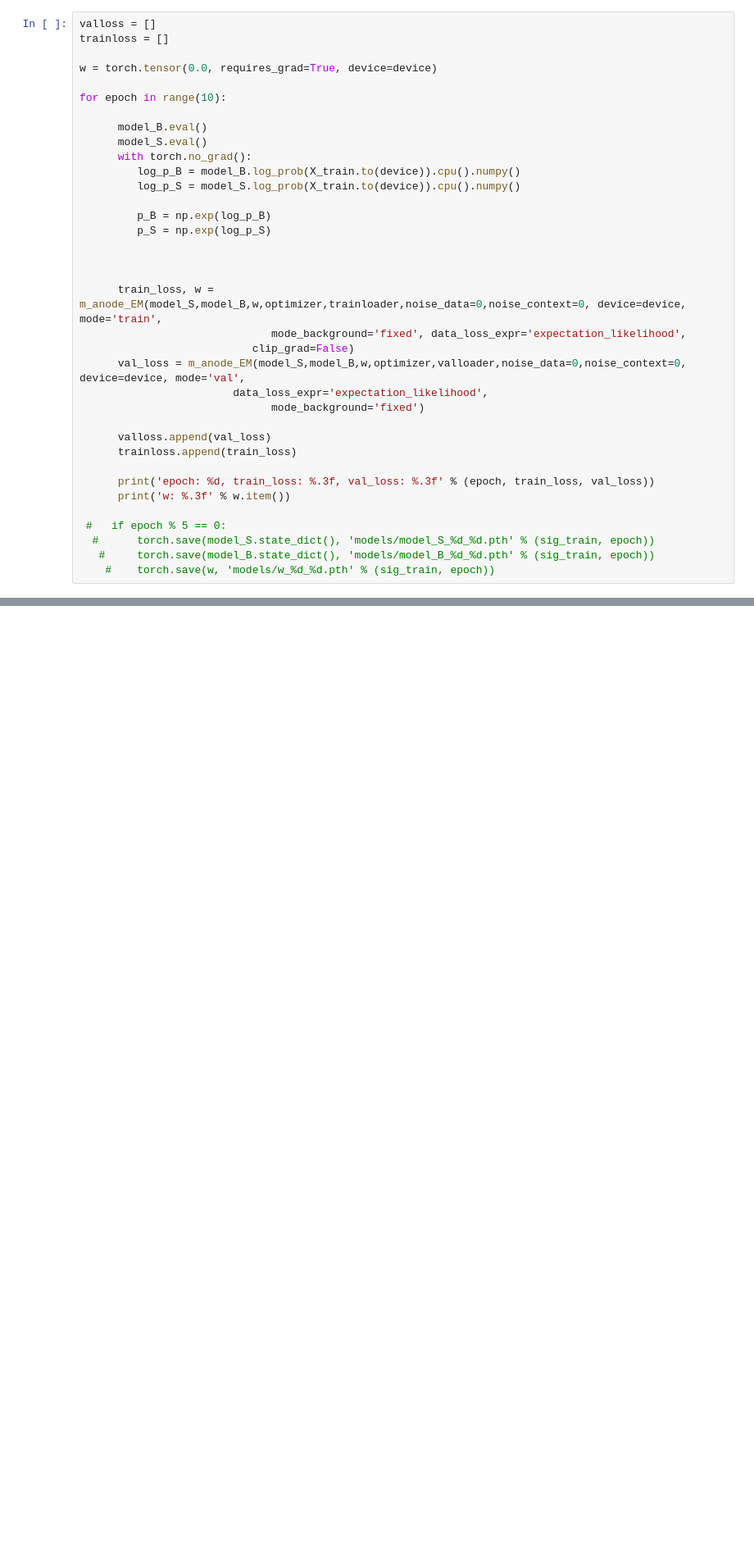
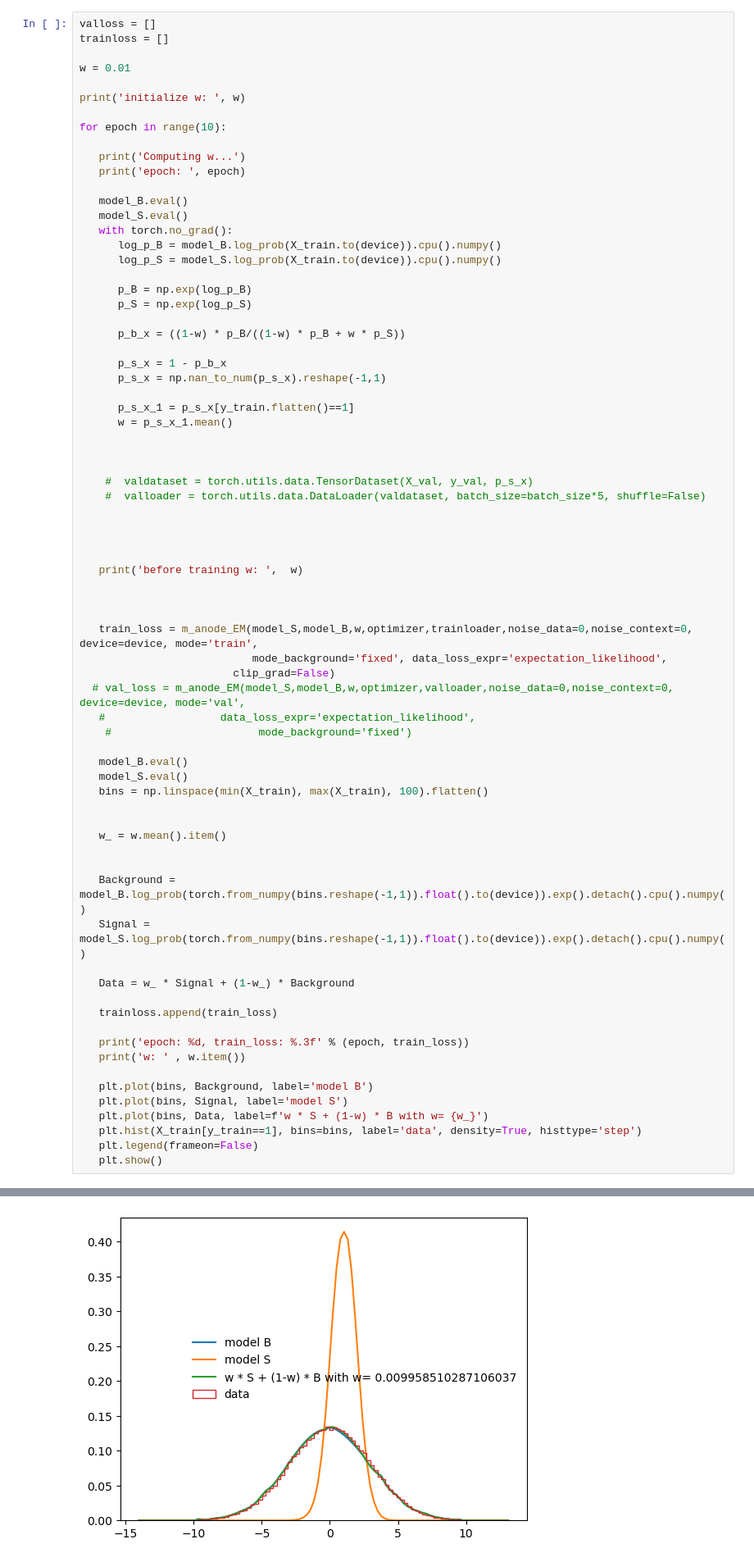
Before and after one commit to rd804/R-ANODE, a Jupyter notebook: notebooks/nflows_gaussian_manode_EM.ipynb, the cells around one changed output, grey strips where cells are left out. Shown at 82% size. Cells and saved outputs as stored; diff of their text form; blank space fills up the shorter version.

```diff
--- a/notebooks/nflows_gaussian_manode_EM.ipynb
+++ b/notebooks/nflows_gaussian_manode_EM.ipynb
@@ -156,36 +126,73 @@ p_S [0.10038004 0.1860345  0.31478986 ... 0.28992686 0.00334323 0.32864958]
 valloss = []
 trainloss = []
 
-w = torch.tensor(0.0, requires_grad=True, device=device)
+w = 0.01
+
+print('initialize w: ', w)
 
 for epoch in range(10):
 
-      model_B.eval()
-      model_S.eval()
-      with torch.no_grad():
-         log_p_B = model_B.log_prob(X_train.to(device)).cpu().numpy()
-         log_p_S = model_S.log_prob(X_train.to(device)).cpu().numpy()
+   print('Computing w...')
+   print('epoch: ', epoch)
 
-         p_B = np.exp(log_p_B)
-         p_S = np.exp(log_p_S)
+   model_B.eval()
+   model_S.eval()
+   with torch.no_grad():
+      log_p_B = model_B.log_prob(X_train.to(device)).cpu().numpy()
+      log_p_S = model_S.log_prob(X_train.to(device)).cpu().numpy()
+
+      p_B = np.exp(log_p_B)
+      p_S = np.exp(log_p_S)
+
+      p_b_x = ((1-w) * p_B/((1-w) * p_B + w * p_S))
+
+      p_s_x = 1 - p_b_x
+      p_s_x = np.nan_to_num(p_s_x).reshape(-1,1)
+
+      p_s_x_1 = p_s_x[y_train.flatten()==1]
+      w = p_s_x_1.mean()
 
 
 
-      train_loss, w = m_anode_EM(model_S,model_B,w,optimizer,trainloader,noise_data=0,noise_context=0, device=device, mode='train',
-                              mode_background='fixed', data_loss_expr='expectation_likelihood',
-                           clip_grad=False)
-      val_loss = m_anode_EM(model_S,model_B,w,optimizer,valloader,noise_data=0,noise_context=0, device=device, mode='val',
-                        data_loss_expr='expectation_likelihood',
-                              mode_background='fixed')
+    #  valdataset = torch.utils.data.TensorDataset(X_val, y_val, p_s_x)
+    #  valloader = torch.utils.data.DataLoader(valdataset, batch_size=batch_size*5, shuffle=False)
 
-      valloss.append(val_loss)
-      trainloss.append(train_loss)
 
-      print('epoch: %d, train_loss: %.3f, val_loss: %.3f' % (epoch, train_loss, val_loss))
-      print('w: %.3f' % w.item())
 
- #   if epoch % 5 == 0:
-  #      torch.save(model_S.state_dict(), 'models/model_S_%d_%d.pth' % (sig_train, epoch))
-   #     torch.save(model_B.state_dict(), 'models/model_B_%d_%d.pth' % (sig_train, epoch))
-    #    torch.save(w, 'models/w_%d_%d.pth' % (sig_train, epoch))
+
+   print('before training w: ',  w)
+
+
+
+   train_loss = m_anode_EM(model_S,model_B,w,optimizer,trainloader,noise_data=0,noise_context=0, device=device, mode='train',
+                           mode_background='fixed', data_loss_expr='expectation_likelihood',
+                        clip_grad=False)
+  # val_loss = m_anode_EM(model_S,model_B,w,optimizer,valloader,noise_data=0,noise_context=0, device=device, mode='val',
+   #                  data_loss_expr='expectation_likelihood',
+    #                       mode_background='fixed')
+
+   model_B.eval()
+   model_S.eval()
+   bins = np.linspace(min(X_train), max(X_train), 100).flatten()
+
+
+   w_ = w.mean().item()
+
+
+   Background = model_B.log_prob(torch.from_numpy(bins.reshape(-1,1)).float().to(device)).exp().detach().cpu().numpy()
+   Signal = model_S.log_prob(torch.from_numpy(bins.reshape(-1,1)).float().to(device)).exp().detach().cpu().numpy()
+
+   Data = w_ * Signal + (1-w_) * Background
+
+   trainloss.append(train_loss)
+
+   print('epoch: %d, train_loss: %.3f' % (epoch, train_loss))
+   print('w: ' , w.item())
+
+   plt.plot(bins, Background, label='model B')
+   plt.plot(bins, Signal, label='model S')
+   plt.plot(bins, Data, label=f'w * S + (1-w) * B with w= {w_}')
+   plt.hist(X_train[y_train==1], bins=bins, label='data', density=True, histtype='step')
+   plt.legend(frameon=False)
+   plt.show()
 # %% [output]
@@ -208,0 +205 @@ p_b:  1.0 p_s:  0.0
+[figure, added]
```
Also changed, not shown: parts of 17 cells of this notebook, 2 other files.
